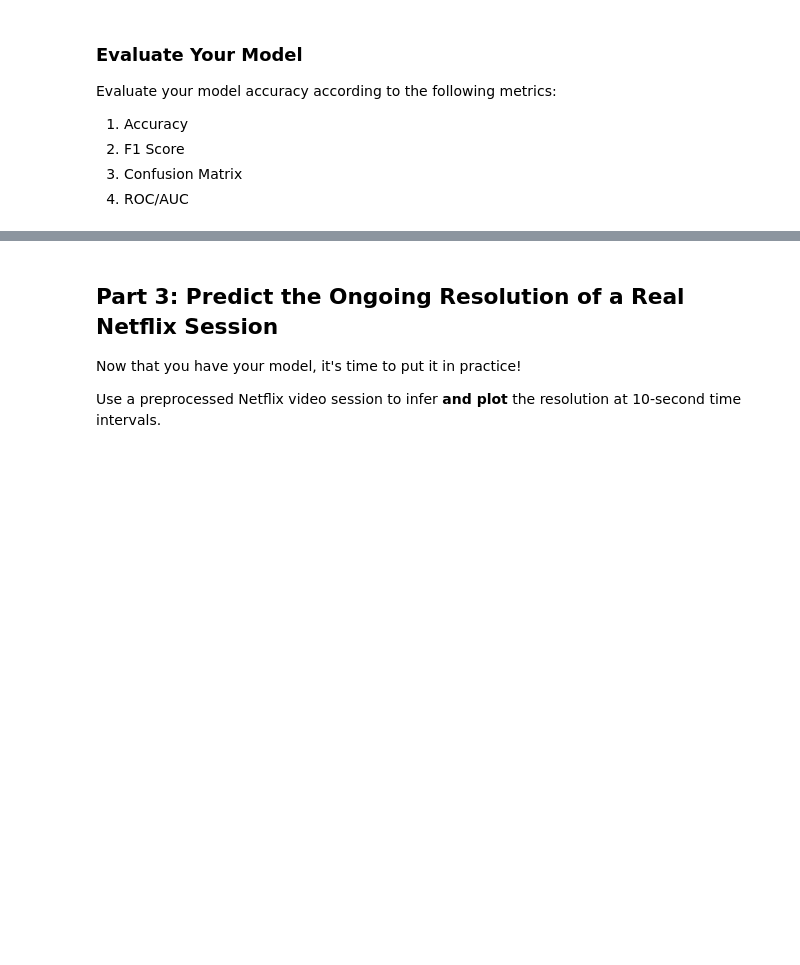
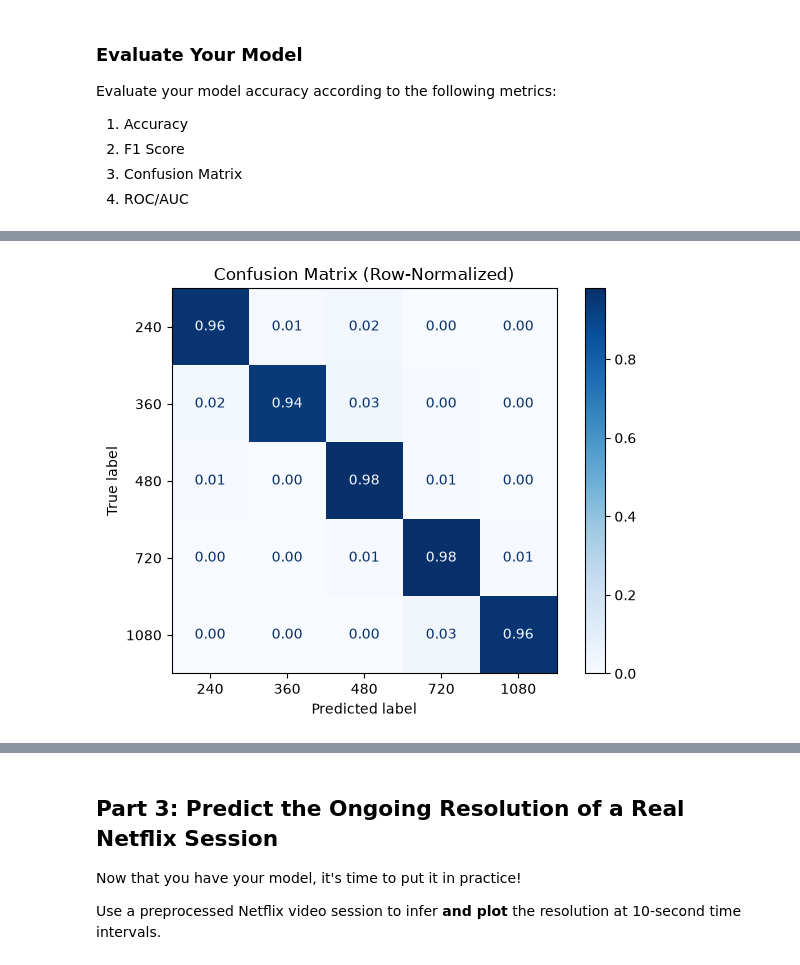
Before and after one commit to md-45/ml-systems-copy, a Jupyter notebook: docs/assignments/1-Video-Quality-Inference.ipynb, the cells around one changed output, grey strips where cells are left out. Saved outputs shown, nothing was run; the diff lists cells and outputs as text; code cells hidden in the pictures; blank space fills up the shorter version.

```diff
--- a/docs/assignments/1-Video-Quality-Inference.ipynb
+++ b/docs/assignments/1-Video-Quality-Inference.ipynb
@@ -472,0 +524,10 @@ LGBMRegressor(colsample_bytree=0.8, learning_rate=np.float64(0.1), max_depth=10,
+# %%
+disp_norm = ConfusionMatrixDisplay.from_predictions(
+    y_test, y_pred, display_labels=labels_display,
+    cmap='Blues', normalize='true', values_format='.2f'
+)
+plt.title("Confusion Matrix (Row-Normalized)")
+plt.tight_layout()
+plt.show()
+# %% [output]
+[figure, added]
```
Also changed, not shown: parts of 9 cells of this notebook.
